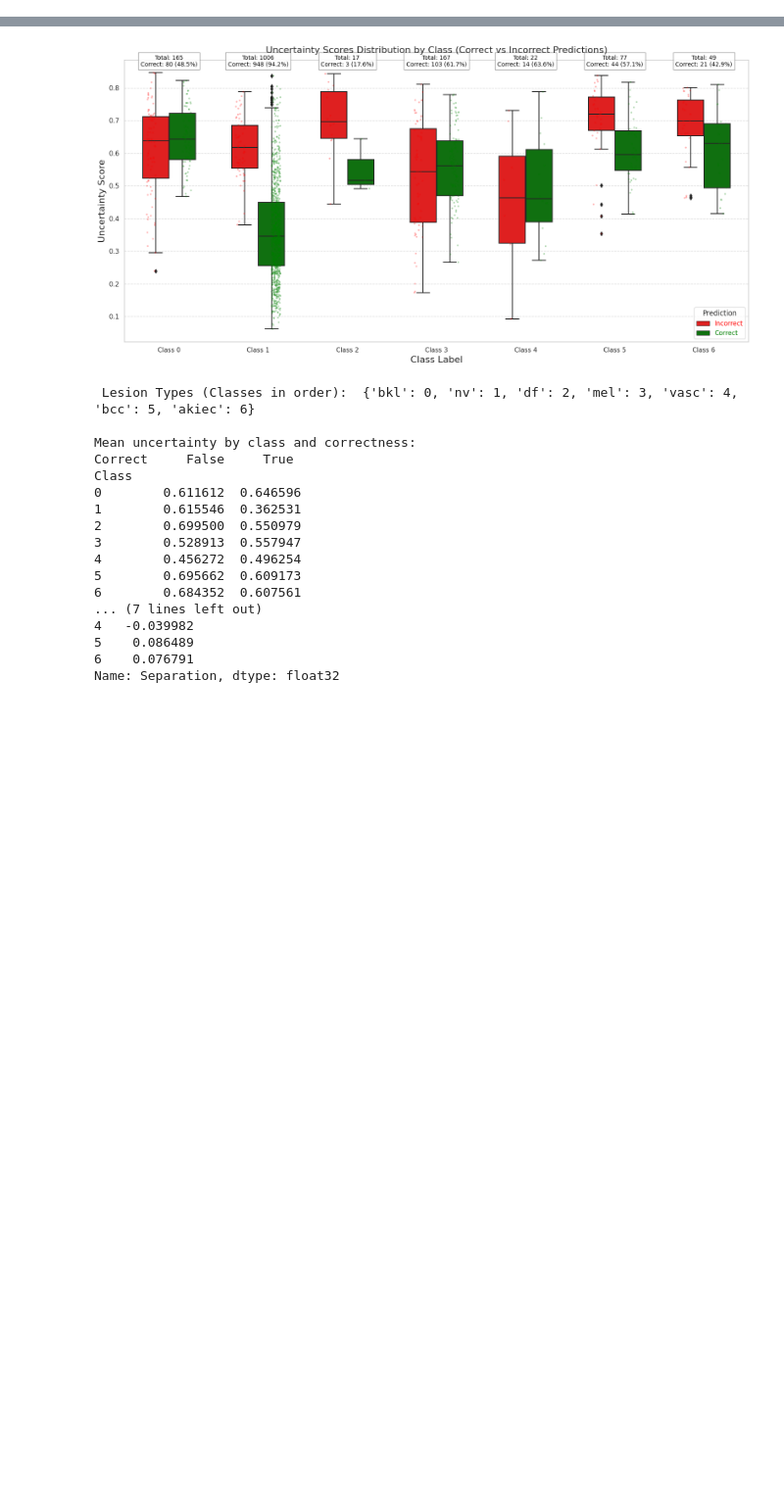
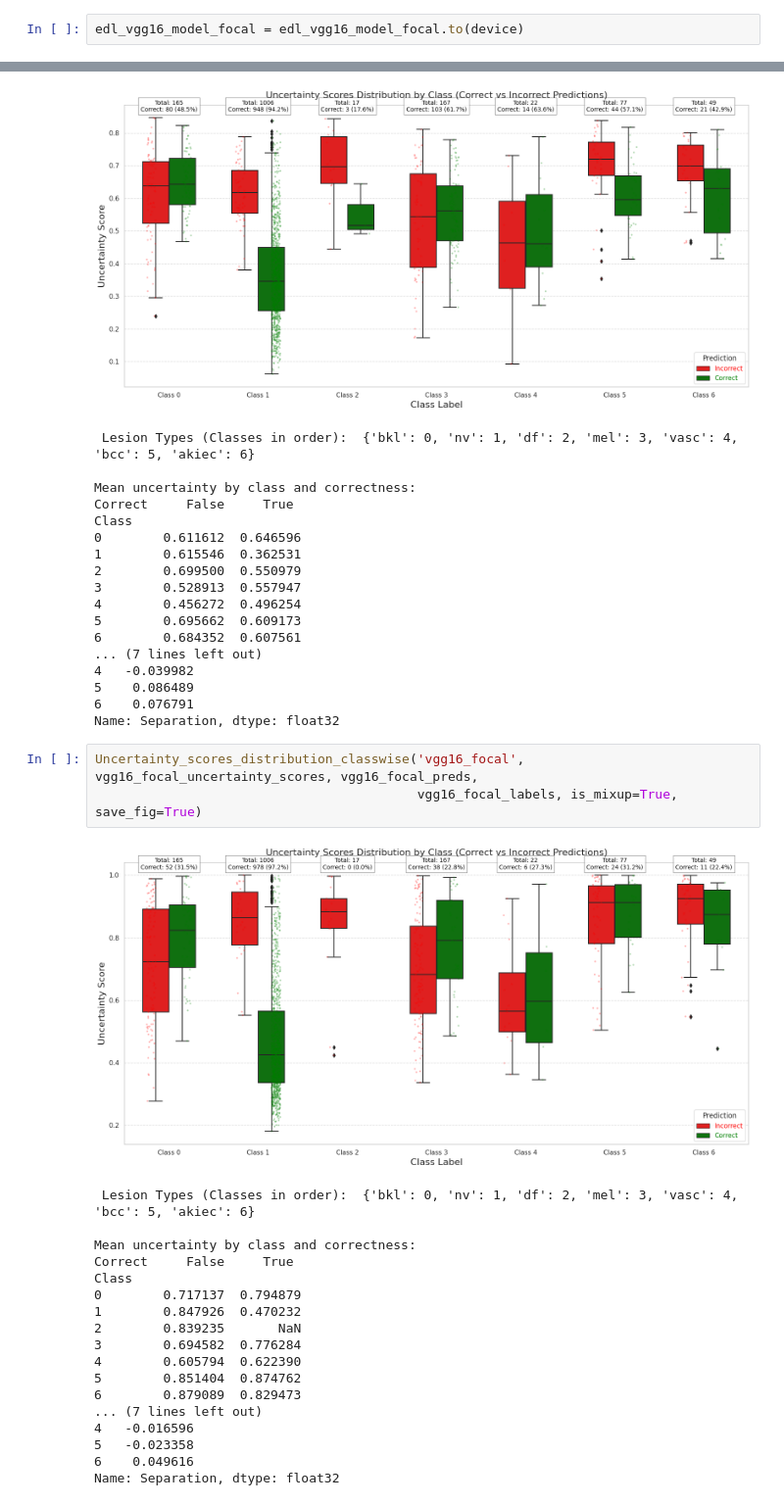
Before and after one commit to Swapnil5101/Aspect-Based-Sentiment-Analysis, a Jupyter notebook: uncertainty-aware-skin-lesion-classification-edl.ipynb, the cells around one changed output, grey strips where cells are left out. Shown at 98% size. Saved outputs shown, nothing was run; the diff lists cells and outputs as text; blank space fills up the shorter version.

```diff
--- a/uncertainty-aware-skin-lesion-classification-edl.ipynb
+++ b/uncertainty-aware-skin-lesion-classification-edl.ipynb
@@ -2956,2 +2697,4 @@ Best val Acc (Mixup): 17.454753
 Model edl_vgg16_model_focal Saved!
+# %%
+edl_vgg16_model_focal = edl_vgg16_model_focal.to(device)
 # %% [markdown]
@@ -3074,3 +2841,25 @@ Class
 5    0.086489
 6    0.076791
 Name: Separation, dtype: float32
+# %%
+Uncertainty_scores_distribution_classwise('vgg16_focal', vgg16_focal_uncertainty_scores, vgg16_focal_preds,
+                                          vgg16_focal_labels, is_mixup=True, save_fig=True)
+# %% [output]
+[figure, added]
+ Lesion Types (Classes in order):  {'bkl': 0, 'nv': 1, 'df': 2, 'mel': 3, 'vasc': 4, 'bcc': 5, 'akiec': 6}
+
+Mean uncertainty by class and correctness:
+Correct     False     True
+Class
+0        0.717137  0.794879
+1        0.847926  0.470232
+2        0.839235       NaN
+3        0.694582  0.776284
+4        0.605794  0.622390
+5        0.851404  0.874762
+6        0.879089  0.829473
+... (7 lines left out)
+4   -0.016596
+5   -0.023358
+6    0.049616
+Name: Separation, dtype: float32
```
Also changed, not shown: parts of 52 cells of this notebook.
